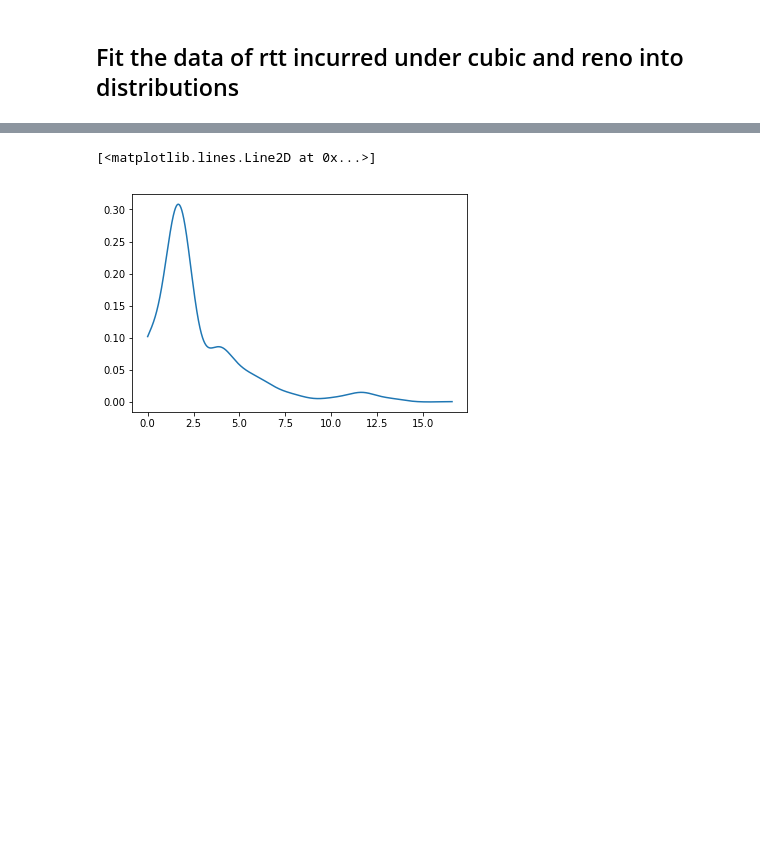
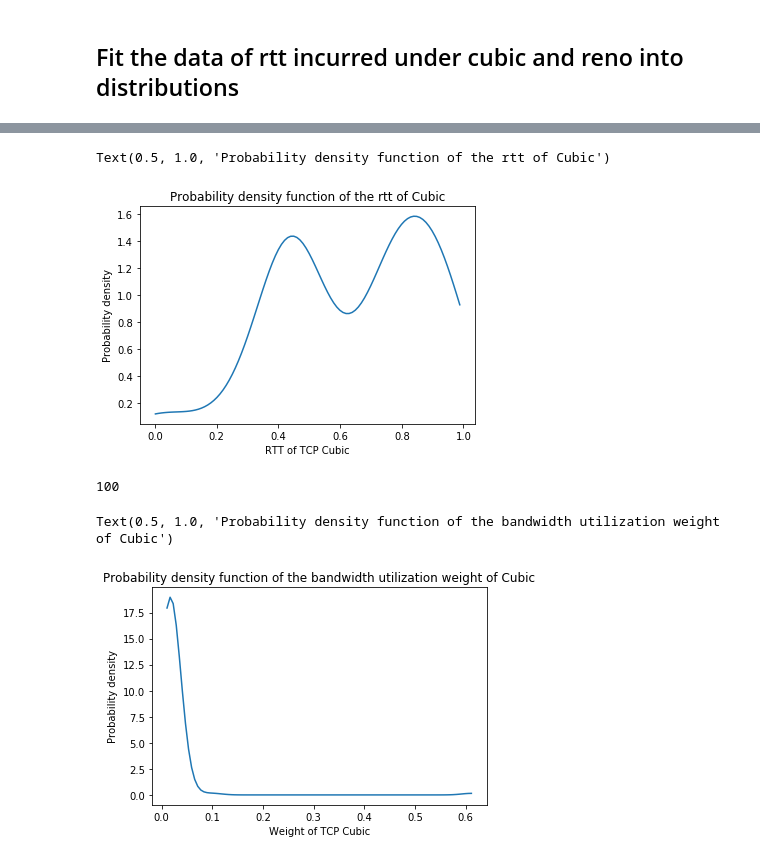
Before and after one commit to tj-kim/gym-flowsched, a Jupyter notebook: samples/data_pre-process.ipynb, the cells around one changed output, grey strips where cells are left out. Saved outputs shown, nothing was run; the diff lists cells and outputs as text; code cells hidden in the pictures; blank space fills up the shorter version.

```diff
--- a/samples/data_pre-process.ipynb
+++ b/samples/data_pre-process.ipynb
@@ -79,9 +79,10 @@ Distribution: [0.0052521  0.00735294 0.00840336 0.01470588 0.00420168 0.02836134
 # %% [markdown]
 ## Fit the data of rtt incurred under cubic and reno into distributions
 # %%
+# Read rtt data
 import numpy as np
 from numpy import genfromtxt
-rtt = genfromtxt('cubic-reno-rtt.csv', delimiter = ',')
+rtt = genfromtxt('cubic-reno-rtt-h2h.csv', delimiter = ',')
 print(rtt.shape)
 print(rtt[0])
 rtt=np.delete(rtt, 0, 0)
@@ -107,0 +92,18 @@ cubic_pdf = cubic_kde.evaluate(np.linspace(cubic_rtt_min, cubic_rtt_max, num_sam
+# %%
+# Get non-zero rtt data and calculate weights
+# Iperf sends at a rate of 850kbps
+# The rtt data records the hop-by-hop rtt in each time interval (1 second)
+# The total bandwidth of our flows is about 10Mbps
+reno_rtt, cubic_rtt = rtt[:, 1] - 10**(-5), rtt[:, 2] - 160*10**(-6)
+reno_rtt, cubic_rtt = reno_rtt[reno_rtt<=1], cubic_rtt[cubic_rtt<=1]
+reno_rtt, cubic_rtt = reno_rtt[reno_rtt>0], cubic_rtt[cubic_rtt>0]
+reno_rtt_max, reno_rtt_min = np.amax(reno_rtt), np.amin(reno_rtt)
+cubic_rtt_max, cubic_rtt_min = np.amax(cubic_rtt), np.amin(cubic_rtt)
+
+reno_weight, cubic_weight = 850*10**3/8 / reno_rtt / (10**7), 850*10**3/8 / cubic_rtt / (10**7)
+reno_weight, cubic_weight = reno_weight[reno_weight<1], cubic_weight[cubic_weight<1]
+reno_wt_max, reno_wt_min = np.amax(reno_weight), np.amin(reno_weight)
+cubic_wt_max, cubic_wt_min = np.amax(cubic_weight), np.amin(cubic_weight)
+print('maximum weight of cubic: {}'.format(cubic_wt_max))
+print('minimum weight of cubic: {}'.format(cubic_wt_min))
+print(np.size(reno_rtt))
@@ -117,7 +171,23 @@ plt.plot(reno_supports, reno_pdf)
 %matplotlib inline
 import matplotlib.pyplot as plt
 cubic_supports = np.arange(cubic_rtt_min, cubic_rtt_max, (cubic_rtt_max-cubic_rtt_min)/num_samples)
-plt.plot(cubic_supports, cubic_pdf)
+plt.plot(cubic_supports, cubic_rtt_pdf)
+plt.xlabel('RTT of TCP Cubic')
+plt.ylabel('Probability density')
+plt.title('Probability density function of the rtt of Cubic')
 # %% [output]
-[<matplotlib.lines.Line2D at 0x...>]
+Text(0.5, 1.0, 'Probability density function of the rtt of Cubic')
-[figure, old version]
+[figure, new version]
+# %%
+%matplotlib inline
+import matplotlib.pyplot as plt
+cubic_wt_supports = np.arange(cubic_wt_min, cubic_wt_max, (cubic_wt_max-cubic_wt_min)/num_samples)
+print(np.size(cubic_wt_pdf))
+plt.plot(cubic_wt_supports, cubic_wt_pdf)
+plt.xlabel('Weight of TCP Cubic')
+plt.ylabel('Probability density')
+plt.title('Probability density function of the bandwidth utilization weight of Cubic')
+# %% [output]
+100
+Text(0.5, 1.0, 'Probability density function of the bandwidth utilization weight of Cubic')
+[figure, added]
```
Also changed, not shown: parts of 7 cells of this notebook, 5 other files.
